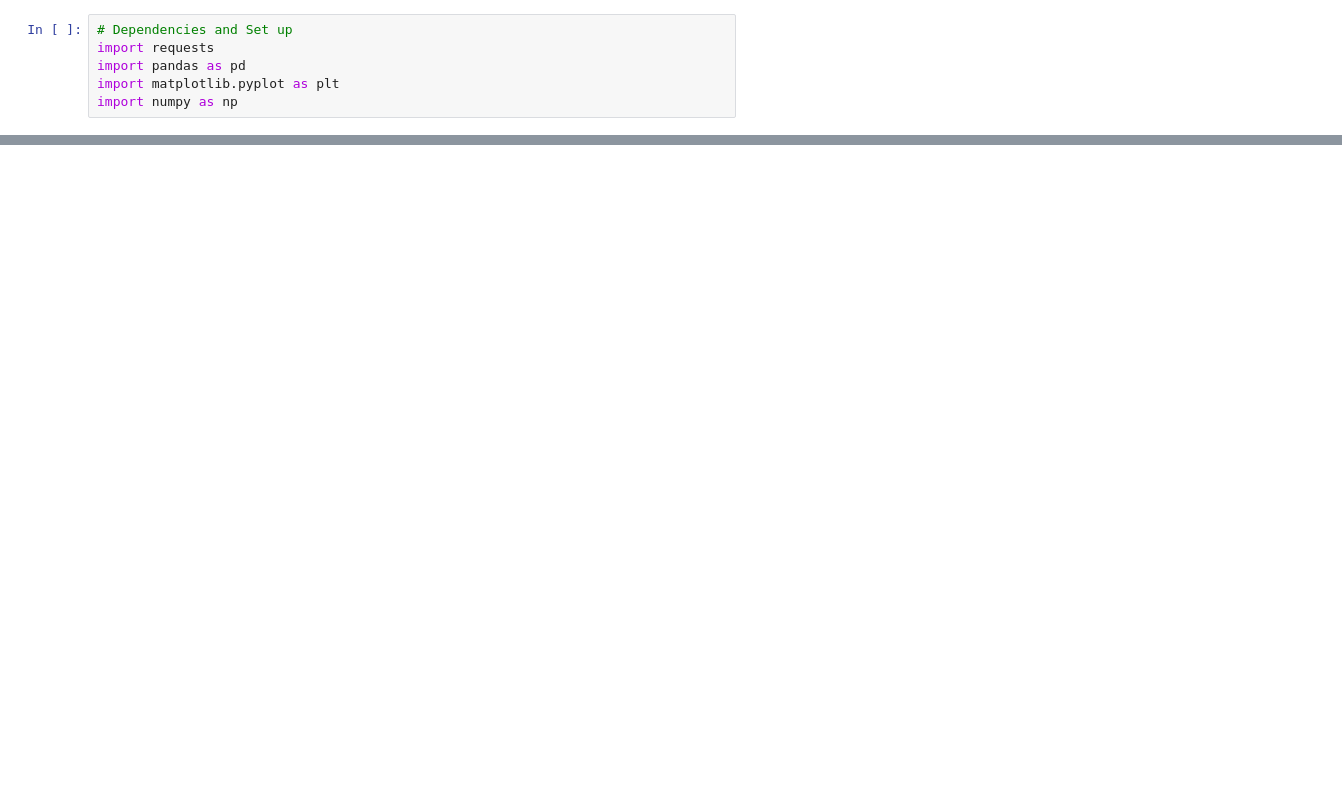
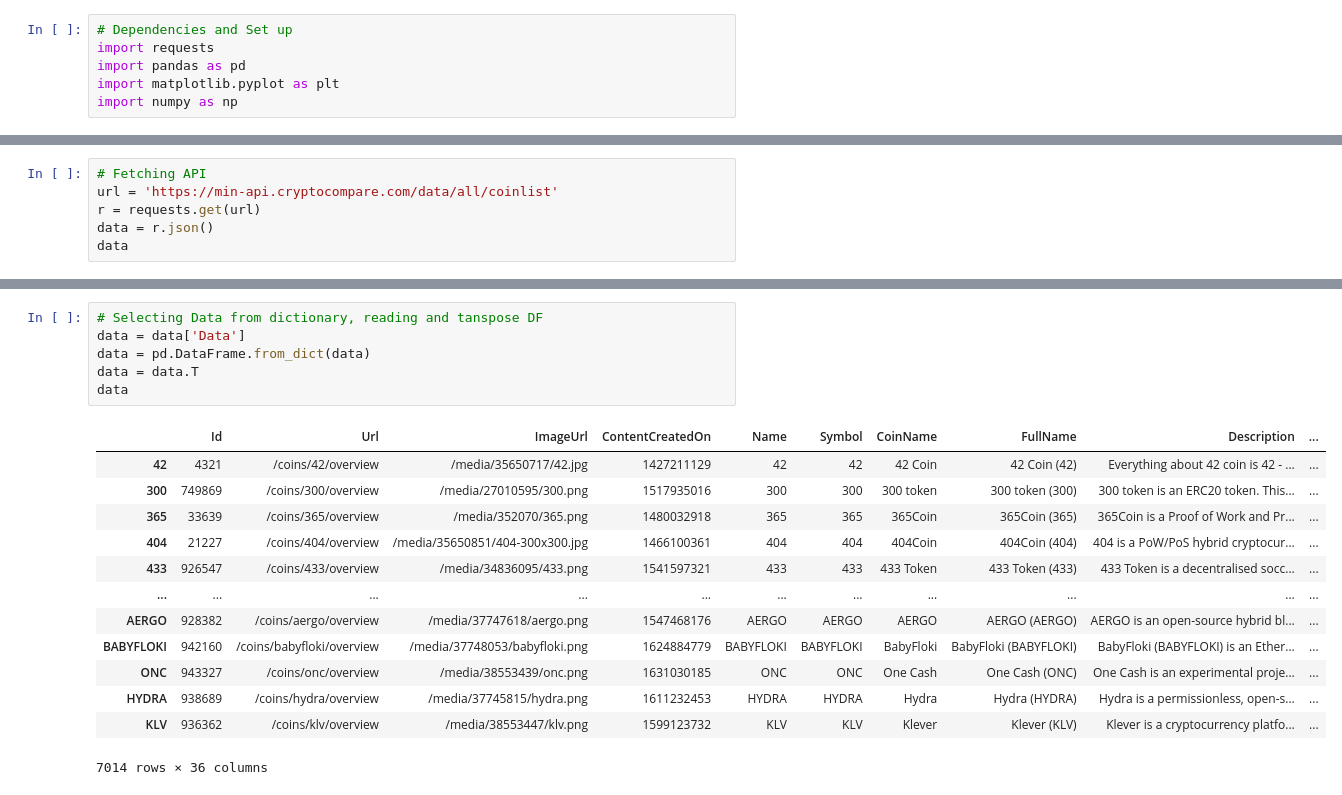
Before and after one commit to Karla-Flores/Cryptocurrency-Clusters----Unsupervised-Machine-Learning, a Jupyter notebook: Untitled.ipynb, the cells around one changed output, grey strips where cells are left out. Cells and saved outputs as stored; diff of their text form; blank space fills up the shorter version.

Commit message:
Loading api and dropping columns

```diff
--- a/Untitled.ipynb
+++ b/Untitled.ipynb
@@ -23,0 +7,6 @@ data
+# %%
+# Fetching API
+url = 'https://min-api.cryptocompare.com/data/all/coinlist'
+r = requests.get(url)
+data = r.json()
+data
@@ -23,0 +31,20 @@ data
+# %%
+# Selecting Data from dictionary, reading and tanspose DF
+data = data['Data']
+data = pd.DataFrame.from_dict(data)
+data = data.T
+data
+# %% [output]
+|  | Id | Url | ImageUrl | ContentCreatedOn | Name | Symbol | CoinName | FullName | Description | ... |
+| 42 | 4321 | /coins/42/overview | /media/35650717/42.jpg | 1427211129 | 42 | 42 | 42 Coin | 42 Coin (42) | Everything about 42 coin is 42 - ... | ... |
+| 300 | 749869 | /coins/300/overview | /media/27010595/300.png | 1517935016 | 300 | 300 | 300 token | 300 token (300) | 300 token is an ERC20 token. This... | ... |
+| 365 | 33639 | /coins/365/overview | /media/352070/365.png | 1480032918 | 365 | 365 | 365Coin | 365Coin (365) | 365Coin is a Proof of Work and Pr... | ... |
+| 404 | 21227 | /coins/404/overview | /media/35650851/404-300x300.jpg | 1466100361 | 404 | 404 | 404Coin | 404Coin (404) | 404 is a PoW/PoS hybrid cryptocur... | ... |
+| 433 | 926547 | /coins/433/overview | /media/34836095/433.png | 1541597321 | 433 | 433 | 433 Token | 433 Token (433) | 433 Token is a decentralised socc... | ... |
+| ... | ... | ... | ... | ... | ... | ... | ... | ... | ... | ... |
+| AERGO | 928382 | /coins/aergo/overview | /media/37747618/aergo.png | 1547468176 | AERGO | AERGO | AERGO | AERGO (AERGO) | AERGO is an open-source hybrid bl... | ... |
+| BABYFLOKI | 942160 | /coins/babyfloki/overview | /media/37748053/babyfloki.png | 1624884779 | BABYFLOKI | BABYFLOKI | BabyFloki | BabyFloki (BABYFLOKI) | BabyFloki (BABYFLOKI) is an Ether... | ... |
+| ONC | 943327 | /coins/onc/overview | /media/38553439/onc.png | 1631030185 | ONC | ONC | One Cash | One Cash (ONC) | One Cash is an experimental proje... | ... |
+| HYDRA | 938689 | /coins/hydra/overview | /media/37745815/hydra.png | 1611232453 | HYDRA | HYDRA | Hydra | Hydra (HYDRA) | Hydra is a permissionless, open-s... | ... |
+| KLV | 936362 | /coins/klv/overview | /media/38553447/klv.png | 1599123732 | KLV | KLV | Klever | Klever (KLV) | Klever is a cryptocurrency platfo... | ... |
+7014 rows × 36 columns
```
Also changed, not shown: parts of 10 cells of this notebook.
